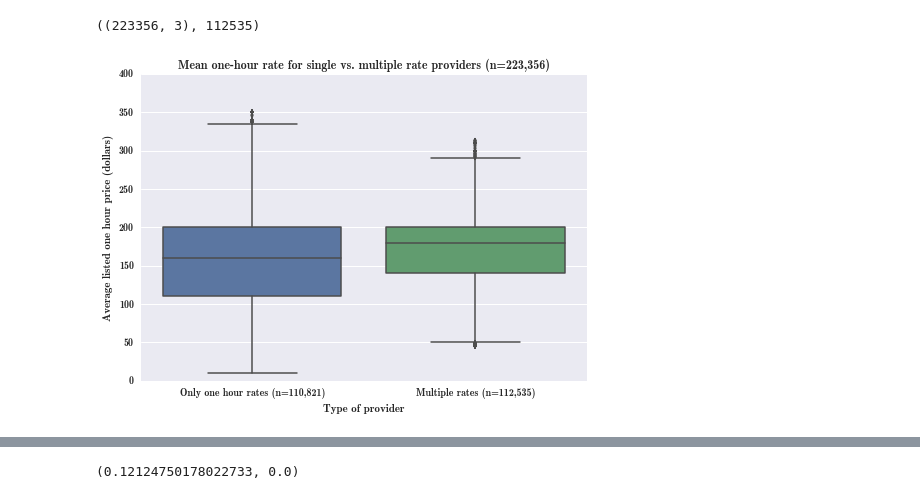
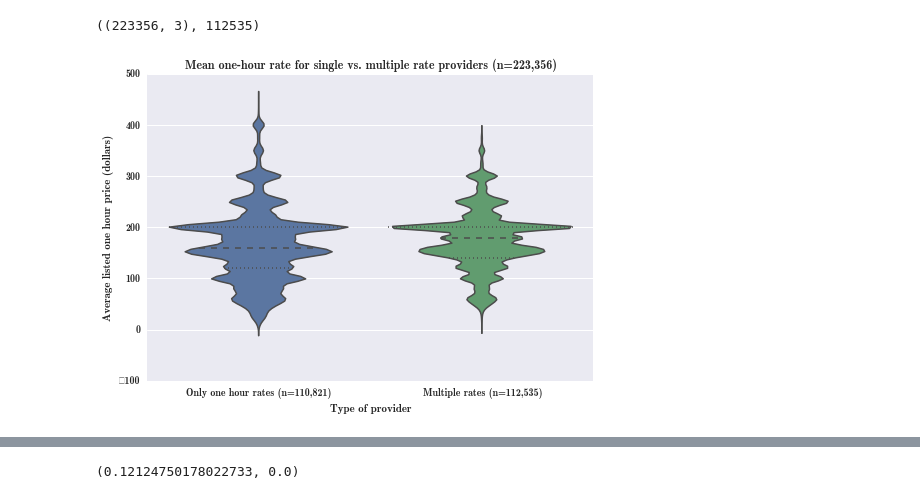
Before and after one commit to giantoak/memex-diagnostics, a Jupyter notebook: notebooks/Price per hour diagnostics.ipynb, the cells around one changed output, grey strips where cells are left out. Cells and saved outputs as stored; diff of their text form; code cells hidden in the pictures.

```diff
--- a/notebooks/Price per hour diagnostics.ipynb
+++ b/notebooks/Price per hour diagnostics.ipynb
@@ -101,15 +101,15 @@ price_has_hour.shape, (~price_has_hour.one_hour).sum()
 # Cut off outliers
 price_has_hour.dropna(axis=0, subset=['price'], inplace=True)
 # %%
-def reject_outliers(data, m=2):
+def reject_outliers(data, m=3):
     return data[abs(data - np.mean(data)) < m * np.std(data)]
 # %%
-g = seaborn.boxplot([reject_outliers(price_has_hour[price_has_hour.one_hour].price),
+g = seaborn.violinplot([reject_outliers(price_has_hour[price_has_hour.one_hour].price),
                    reject_outliers(price_has_hour[~price_has_hour.one_hour].price)],
                        names=['Only one hour rates (n=110,821)', 'Multiple rates (n=112,535)']
                    )
 seaborn.axlabel('Type of provider', 'Average listed one hour price (dollars)')
 plt.title('Mean one-hour rate for single vs. multiple rate providers (n=223,356)')
-plt.savefig(os.path.join(plot_dir, 'one_hour_single_vs_multiple.png'))
+plt.savefig(os.path.join(plot_dir, 'one_hour_single_vs_multiple_violin.png'))
 # %% [output]
-[figure, old version]
+[figure, new version]
```
Also changed, not shown: parts of 6 cells of this notebook, 6 other files.
